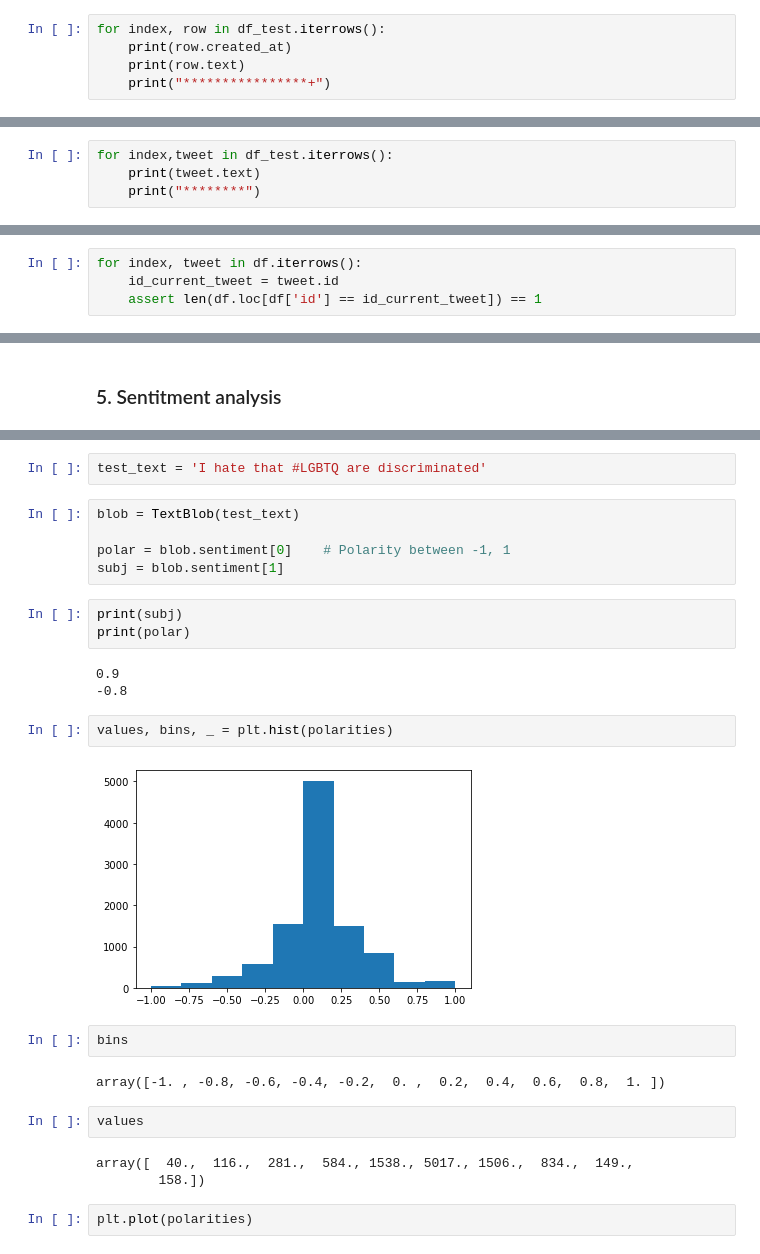
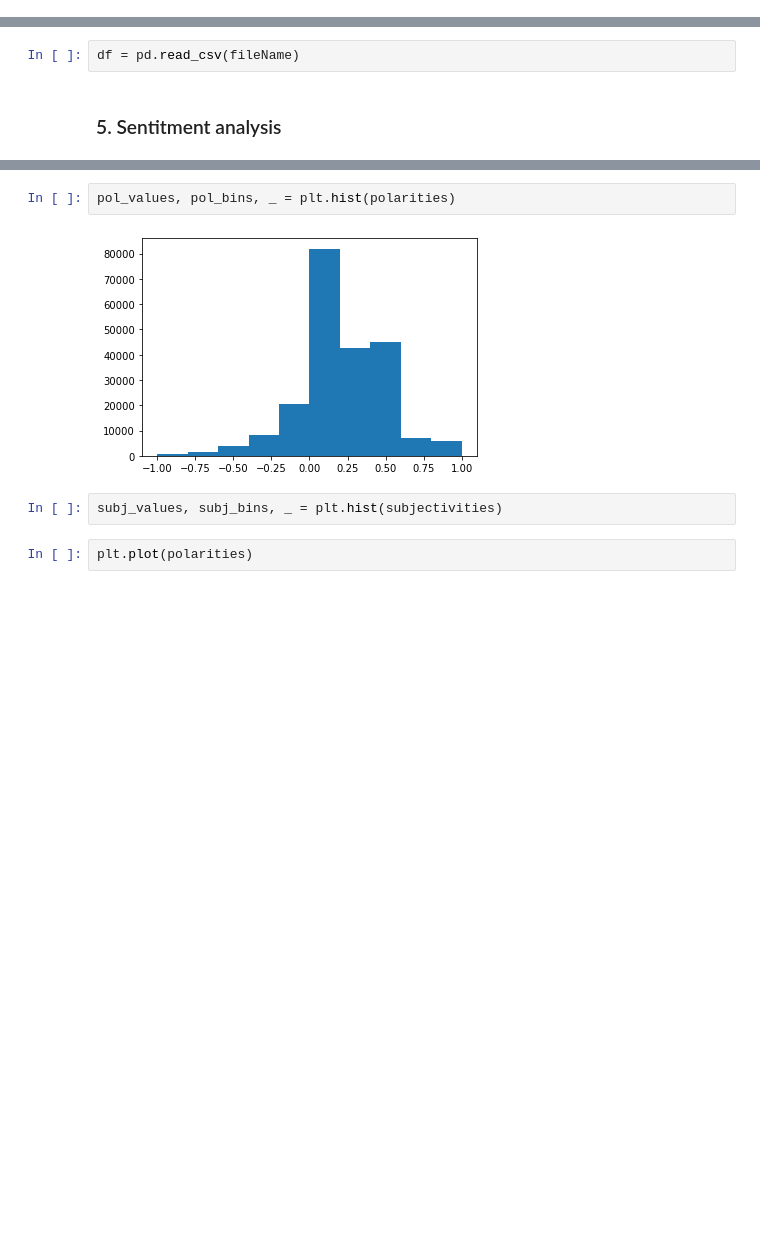
Before and after one commit to mdeppner/lgbtq-twitter-analysis, a Jupyter notebook: lgbtq_tweet_analysis.ipynb, the cells around one changed output, grey strips where cells are left out. Drawn from its saved outputs; the diff is of its cells as text; blank space fills up the shorter version.

Commit message:
Compose dataset of relevant tweets

```diff
--- a/lgbtq_tweet_analysis.ipynb
+++ b/lgbtq_tweet_analysis.ipynb
@@ -464,5 +426,0 @@ df_test = pd.read_csv(fileName)
-# %%
-for index, row in df_test.iterrows():
-    print(row.created_at)
-    print(row.text)
-    print("****************+")
@@ -487,4 +426,0 @@ RT @greensweatpant2: Unfortunately the carpet… doesn’t  match the drapes :(
-# %%
-for index,tweet in df_test.iterrows():
-    print(tweet.text)
-    print("********")
@@ -543,4 +456,0 @@ df = pd.read_csv('data_01_december_22.csv')
-# %%
-for index, tweet in df.iterrows():
-    id_current_tweet = tweet.id
-    assert len(df.loc[df['id'] == id_current_tweet]) == 1
@@ -567,3 +457,5 @@ df.tail(20)
+# %%
+df = pd.read_csv(fileName)
 # %% [markdown]
 ### <a name="sentiment_analysis"></a> 5. Sentitment analysis
 # %%
@@ -597,29 +489,9 @@ Average subjectivity:  0.3920660558581611
-# %%
-test_text = 'I hate that #LGBTQ are discriminated'
-# %%
-blob = TextBlob(test_text)
-
-polar = blob.sentiment[0]    # Polarity between -1, 1
-subj = blob.sentiment[1]
-# %%
-print(subj)
-print(polar)
-# %% [output]
-0.9
--0.8
 # %%
-values, bins, _ = plt.hist(polarities)
+pol_values, pol_bins, _ = plt.hist(polarities)
 # %% [output]
-[figure, old version]
+[figure, new version]
-# %%
-bins
-# %% [output]
-array([-1. , -0.8, -0.6, -0.4, -0.2,  0. ,  0.2,  0.4,  0.6,  0.8,  1. ])
-# %%
-values
-# %% [output]
-array([  40.,  116.,  281.,  584., 1538., 5017., 1506.,  834.,  149.,
-        158.])
+# %%
+subj_values, subj_bins, _ = plt.hist(subjectivities)
 # %%
 plt.plot(polarities)
 # %% [output]
```
Also changed, not shown: parts of 38 cells of this notebook.
